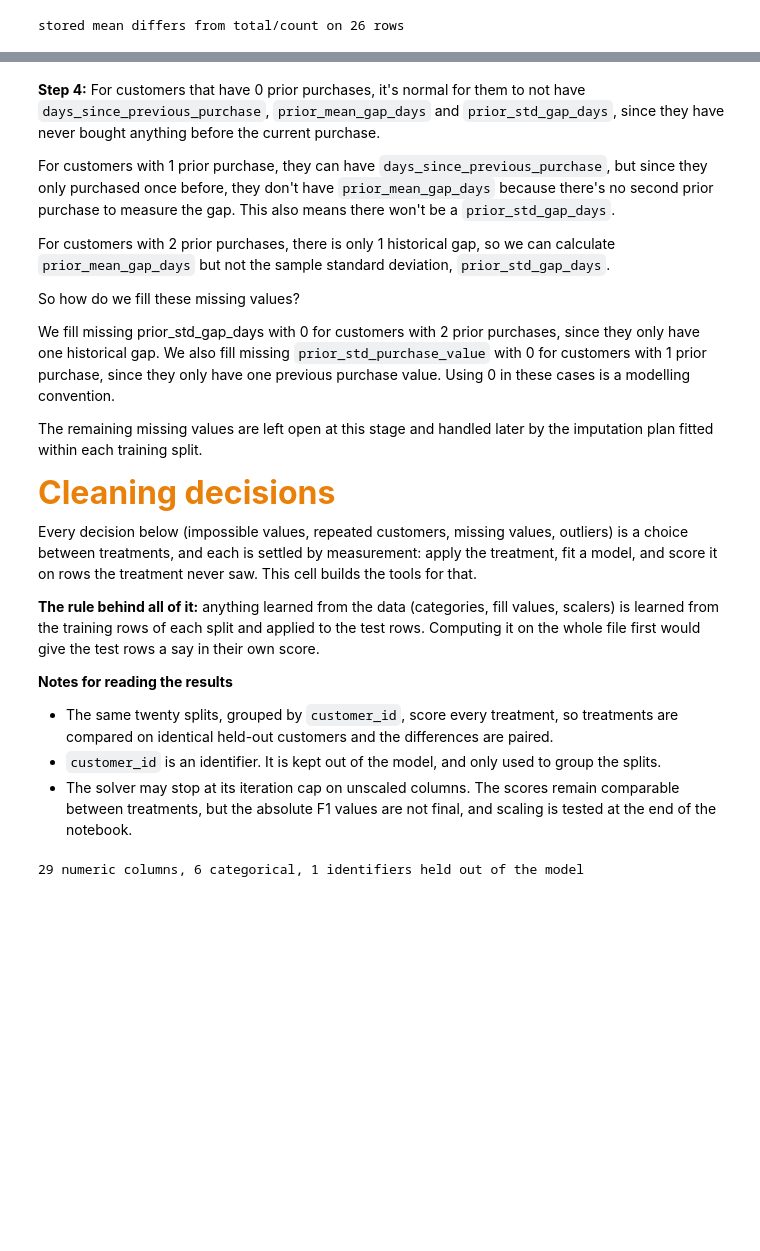
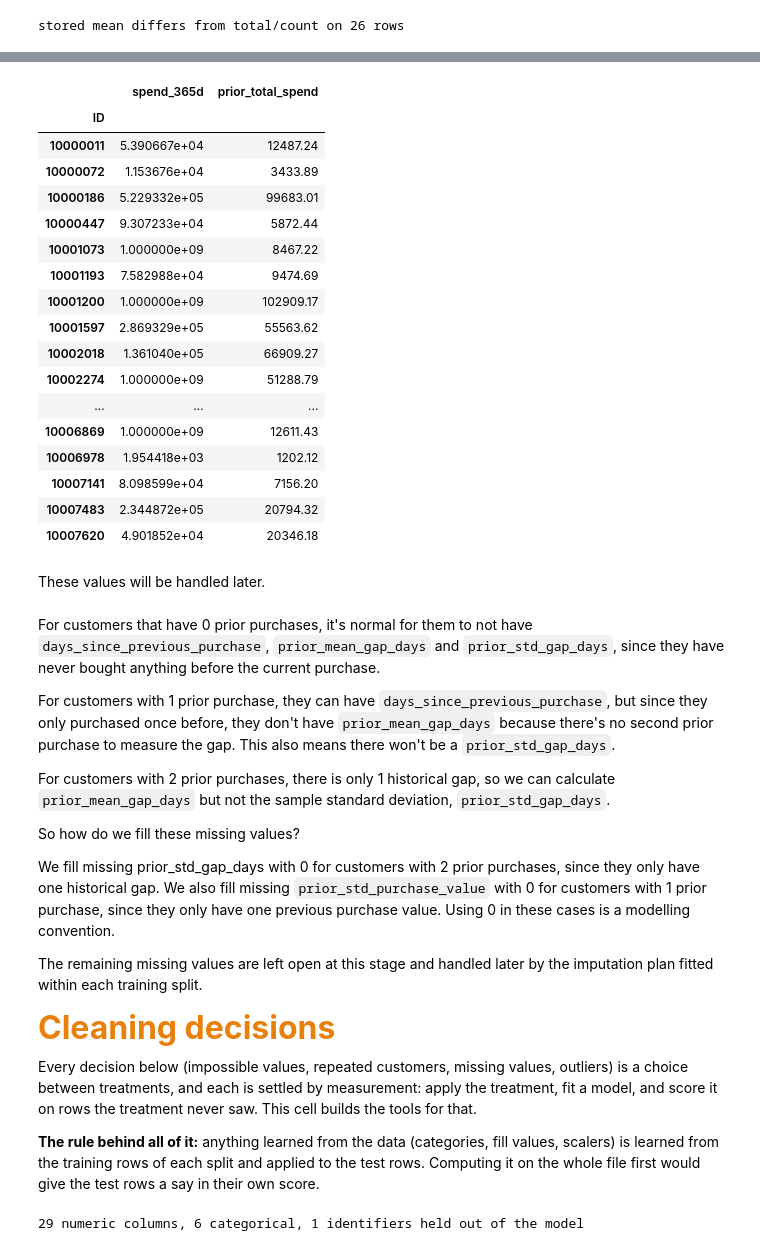
Before and after one commit to saradfalves/ML_Group_09, a Jupyter notebook: notebooks/nb2_cleaning_data.ipynb, the cells around one changed output, grey strips where cells are left out. Saved outputs shown, nothing was run; the diff lists cells and outputs as text; code cells hidden in the pictures; blank space fills up the shorter version.

```diff
--- a/notebooks/nb2_cleaning_data.ipynb
+++ b/notebooks/nb2_cleaning_data.ipynb
@@ -203,5 +243,28 @@ if share_none > 0.99:
+# %%
+train_copy.loc[s.notna() & (s > train_copy["prior_total_spend"] + 0.01), ["spend_365d", "prior_total_spend"]]
+# %% [output]
+|  | spend_365d | prior_total_spend |
+| ID |  |  |
+| 10000011 | 5.390667e+04 | 12487.24 |
+| 10000072 | 1.153676e+04 | 3433.89 |
+| 10000186 | 5.229332e+05 | 99683.01 |
+| 10000447 | 9.307233e+04 | 5872.44 |
+| 10001073 | 1.000000e+09 | 8467.22 |
+| 10001193 | 7.582988e+04 | 9474.69 |
+| 10001200 | 1.000000e+09 | 102909.17 |
+| 10001597 | 2.869329e+05 | 55563.62 |
+| 10002018 | 1.361040e+05 | 66909.27 |
+| 10002274 | 1.000000e+09 | 51288.79 |
+| ... | ... | ... |
+| 10006869 | 1.000000e+09 | 12611.43 |
+| 10006978 | 1.954418e+03 | 1202.12 |
+| 10007141 | 8.098599e+04 | 7156.20 |
+| 10007483 | 2.344872e+05 | 20794.32 |
+| 10007620 | 4.901852e+04 | 20346.18 |
+# %% [markdown]
+These values will be handled later.
 # %% [markdown]
-**Step 4:** For customers that have 0 prior purchases, it's normal for them to not have `days_since_previous_purchase`, `prior_mean_gap_days` and `prior_std_gap_days`, since they have never bought anything before the current purchase.
+For customers that have 0 prior purchases, it's normal for them to not have `days_since_previous_purchase`, `prior_mean_gap_days` and `prior_std_gap_days`, since they have never bought anything before the current purchase.
 
 For customers with 1 prior purchase, they can have `days_since_previous_purchase`, but since they only purchased once before, they don't have `prior_mean_gap_days` because there's no second prior purchase to measure the gap. This also means there won't be a `prior_std_gap_days`.
 
@@ -224,11 +287,6 @@ train_copy.loc[m, "prior_std_purchase_value"] = 0.0
 Every decision below (impossible values, repeated customers, missing values, outliers) is a choice between treatments, and each is settled by measurement: apply the treatment, fit a model, and score it on rows the treatment never saw. This cell builds the tools for that.
 
 **The rule behind all of it:** anything learned from the data (categories, fill values, scalers) is learned from the training rows of each split and applied to the test rows. Computing it on the whole file first would give the test rows a say in their own score.
-
-**Notes for reading the results**
-- The same twenty splits, grouped by `customer_id`, score every treatment, so treatments are compared on identical held-out customers and the differences are paired.
-- `customer_id` is an identifier. It is kept out of the model, and only used to group the splits.
-- The solver may stop at its iteration cap on unscaled columns. The scores remain comparable between treatments, but the absolute F1 values are not final, and scaling is tested at the end of the notebook.
 # %%
 def fold_matrices(X_train, X_test, categorical, numeric):
     """Learn the categories from training rows and transform both halves."""
```
Also changed, not shown: parts of 32 cells of this notebook, 3 other files.
